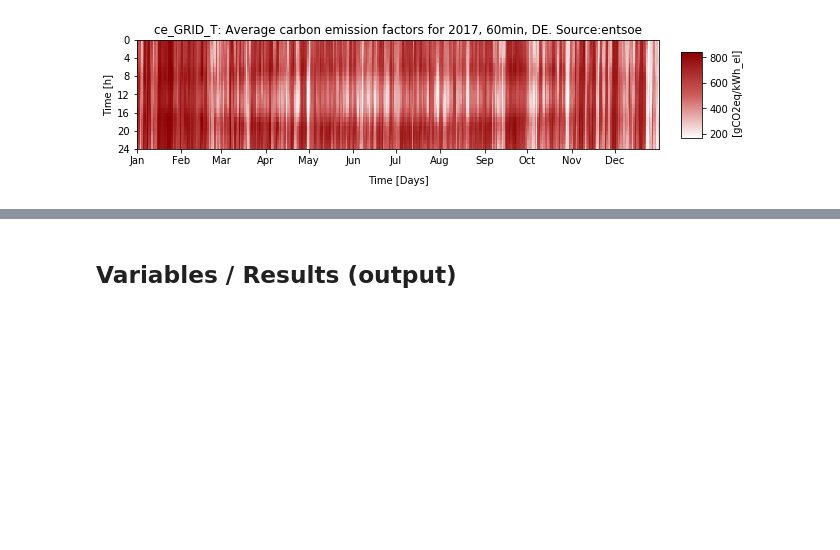
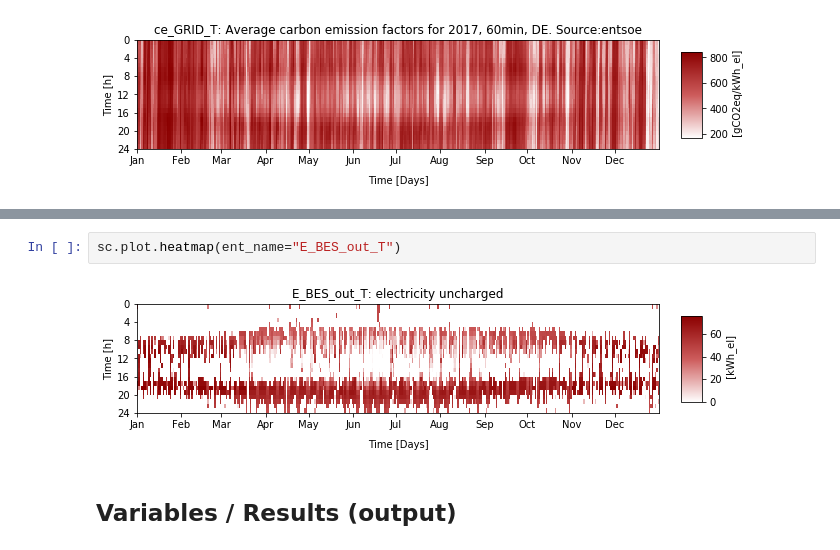
Before and after one commit to mfleschutz/draf-showcase, a Jupyter notebook: index.ipynb, the cells around one changed output, grey strips where cells are left out. Cells and saved outputs as stored; diff of their text form; blank space fills up the shorter version.

```diff
--- a/index.ipynb
+++ b/index.ipynb
@@ -209,3 +218,7 @@ sc.plot.heatmap(ent_name="ce_GRID_T")
+# %%
+sc.plot.heatmap(ent_name="E_BES_out_T")
+# %% [output]
+[figure, added]
 # %% [markdown]
 ## Variables / Results (output)
 # %% [markdown]
```
Also changed, not shown: parts of 8 cells of this notebook, 1 other file.
